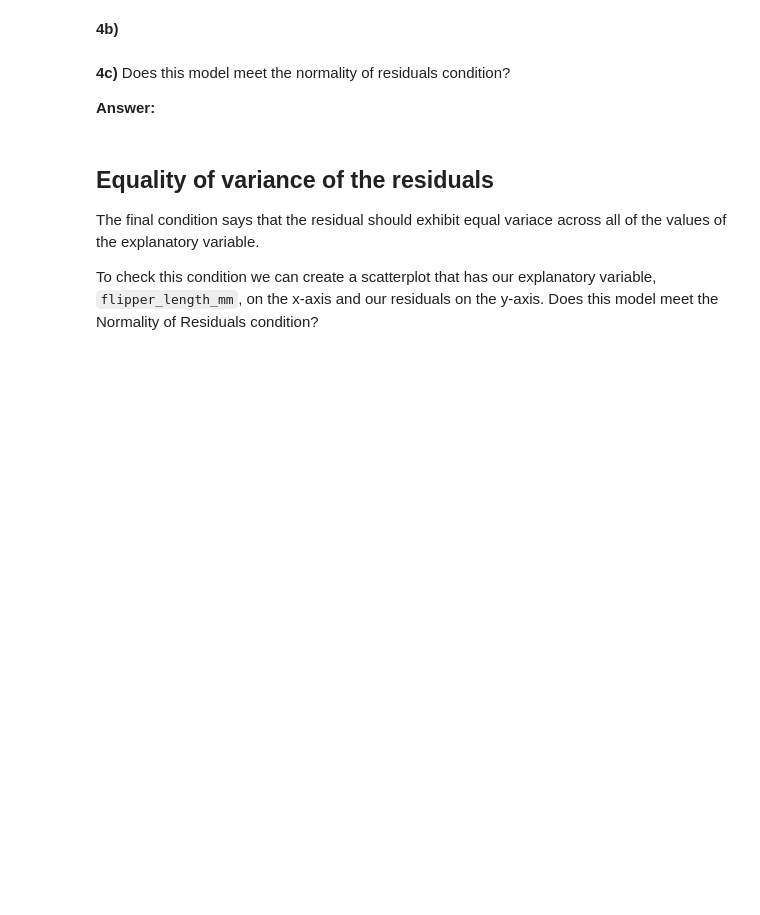
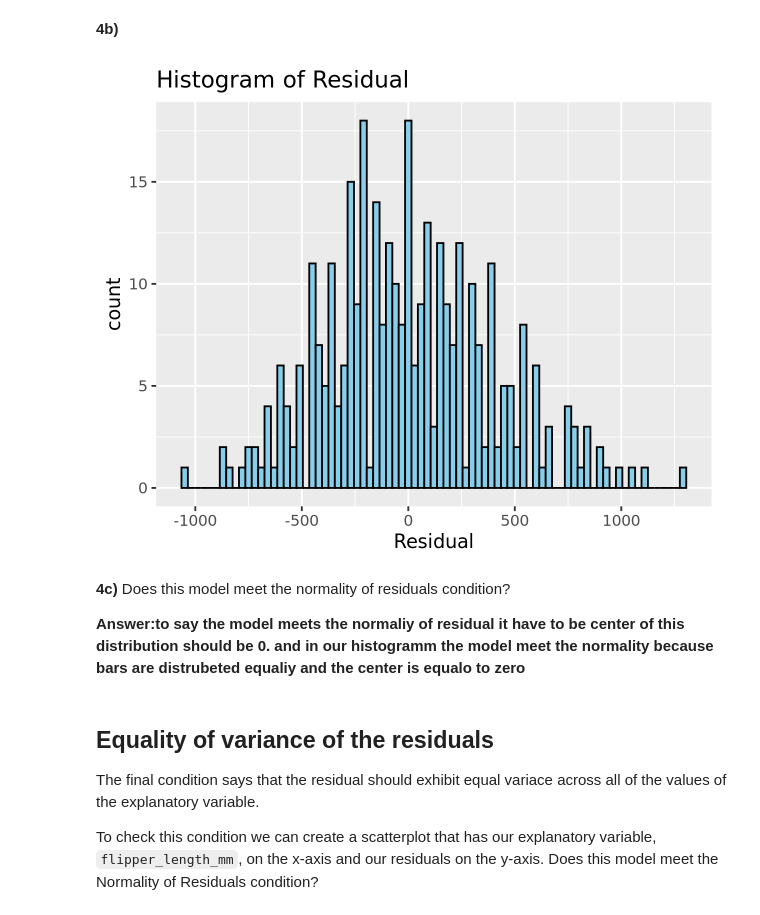
Before and after one commit to henokrezene-data/a09, a Jupyter notebook: assignment10.ipynb, the cells around one changed output. Saved outputs shown, nothing was run; the diff lists cells and outputs as text; code cells hidden in the pictures; blank space fills up the shorter version.

```diff
--- a/assignment10.ipynb
+++ b/assignment10.ipynb
@@ -179,10 +208,17 @@ regression_points |> head()
 **4b)**
 # %%
 #Add code for the histogram.
+ggplot(regression_points, aes(x = .resid)) +
+  geom_histogram(binwidth = 30, color = "black", fill = "skyblue") +
+  labs(title = "Histogram of Residual",
+      x = "Residual",
+      y = "count")
+# %% [output]
+[figure, added]
 # %% [markdown]
 **4c)** Does this model meet the normality of residuals condition?
 
-**Answer:**
+**Answer:to say the model meets the normaliy of residual it have to be center of this distribution should be 0. and in our histogramm the model meet the normality because bars are distrubeted equaliy and the center is equalo to zero**
 # %% [markdown]
 ## Equality of variance of the residuals
 
```
Also changed, not shown: parts of 13 cells of this notebook.
